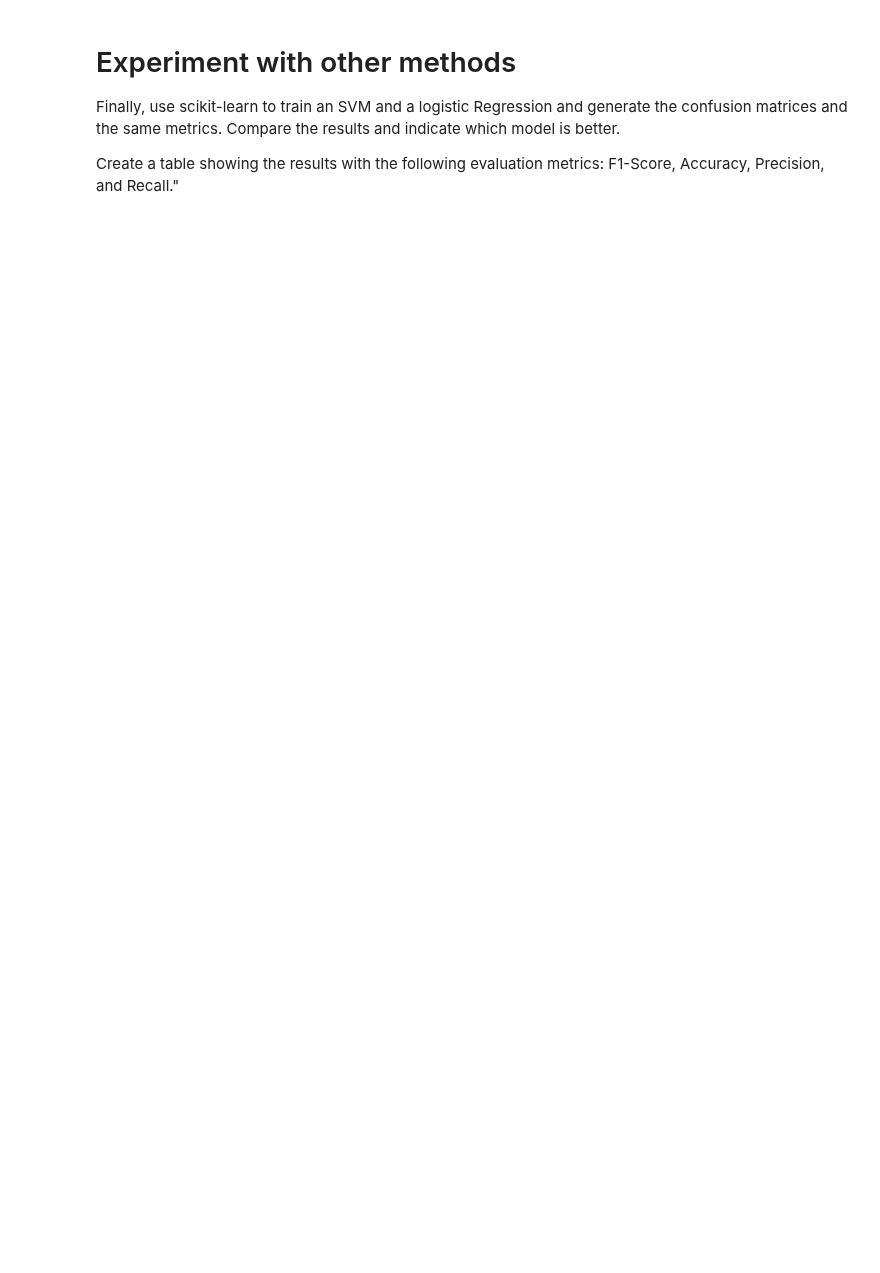
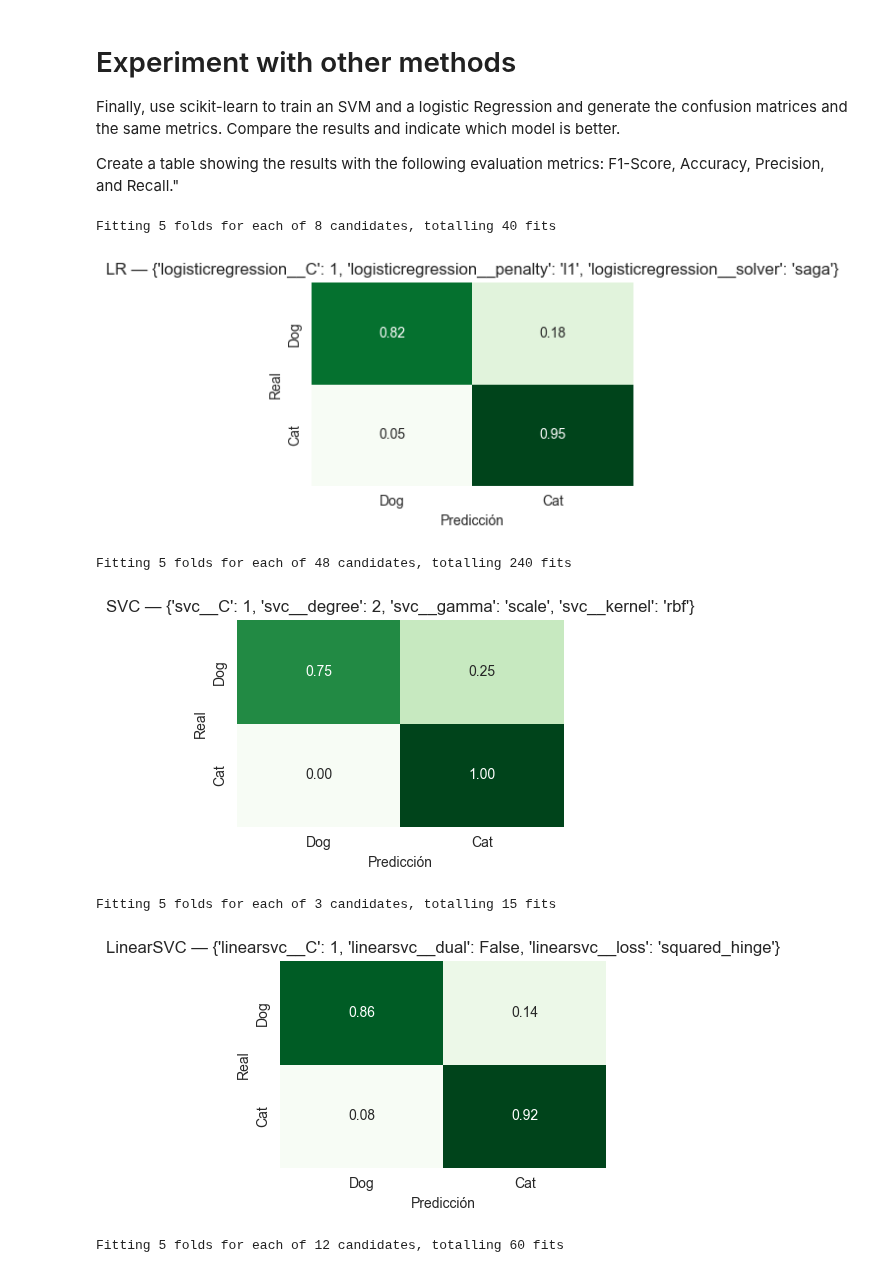
Before and after one commit to s110/Maestria, a Jupyter notebook: machine_learning/SMV/SMV Hackaton Audio/SVM_Hackaton_Own.ipynb, the cells around one changed output. Cells and saved outputs as stored; diff of their text form; code cells hidden in the pictures; blank space fills up the shorter version.

```diff
--- a/machine_learning/SMV/SMV Hackaton Audio/SVM_Hackaton_Own.ipynb
+++ b/machine_learning/SMV/SMV Hackaton Audio/SVM_Hackaton_Own.ipynb
@@ -264,0 +319,49 @@ Create a table showing the results with the following evaluation metrics: F1-Sco
+# %%
+results = []
+
+for name, pipe in pipelines.items():
+    grid = GridSearchCV(
+        estimator=pipe,
+        param_grid=param_grids[name],
+        scoring="roc_auc",
+        cv=5,
+        n_jobs=-1,
+        verbose=1
+    )
+    grid.fit(x_train, y_train)
+
+    best = grid.best_estimator_
+    y_pred = best.predict(x_test)
+    if hasattr(best[-1], "predict_proba"):
+        y_score = best.predict_proba(x_test)[:, 1]
+    else:
+        y_score = best.decision_function(x_test)
+
+    metrics = {
+        "Modelo"    : name,
+        "BestParams": grid.best_params_,
+        "Accuracy"  : accuracy_score (y_test, y_pred),
+        "Precision" : precision_score(y_test, y_pred, zero_division=0),
+        "Recall"    : recall_score   (y_test, y_pred, zero_division=0),
+        "F1"        : f1_score       (y_test, y_pred, zero_division=0),
+        "AUC-ROC"   : roc_auc_score  (y_test, y_score),
+    }
+    results.append(metrics)
+
+    # Matriz de confusión normalizada
+    cm = confusion_matrix(y_test, y_pred, labels=[-1 if -1 in y_test else 0, 1])
+    cm = cm.astype("float") / cm.sum(axis=1)[:, None]
+    plt.figure(figsize=(4,3))
+    sns.heatmap(pd.DataFrame(cm, index=["Dog","Cat"], columns=["Dog","Cat"]),
+                annot=True, fmt=".2f", cmap="Greens", cbar=False)
+    plt.title(f"{name} — {grid.best_params_}")
+    plt.xlabel("Predicción"); plt.ylabel("Real"); plt.tight_layout()
+    plt.show()
+# %% [output]
+Fitting 5 folds for each of 8 candidates, totalling 40 fits
+[figure, added]
+Fitting 5 folds for each of 48 candidates, totalling 240 fits
+[figure, added]
+Fitting 5 folds for each of 3 candidates, totalling 15 fits
+[figure, added]
+Fitting 5 folds for each of 12 candidates, totalling 60 fits
```
Also changed, not shown: parts of 14 cells of this notebook.
